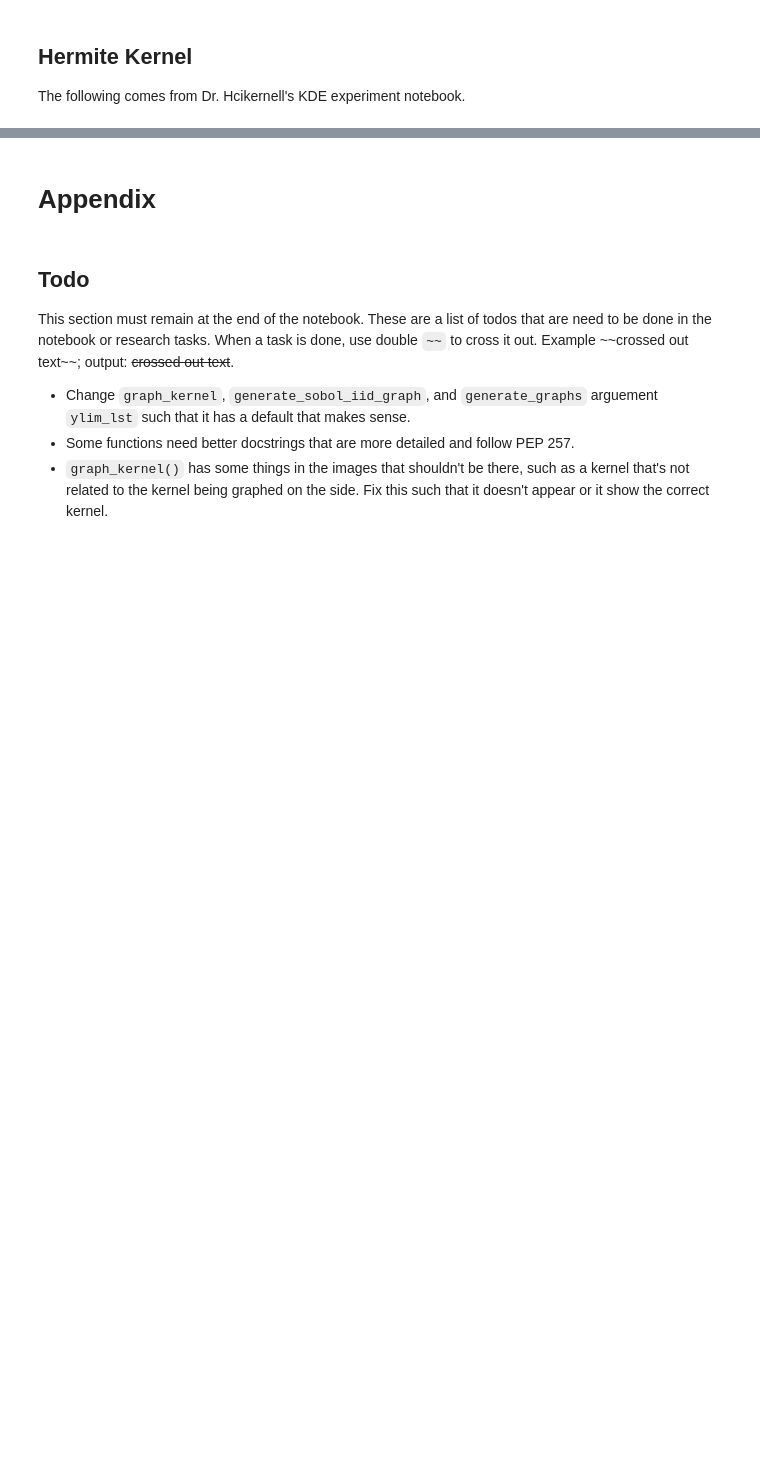
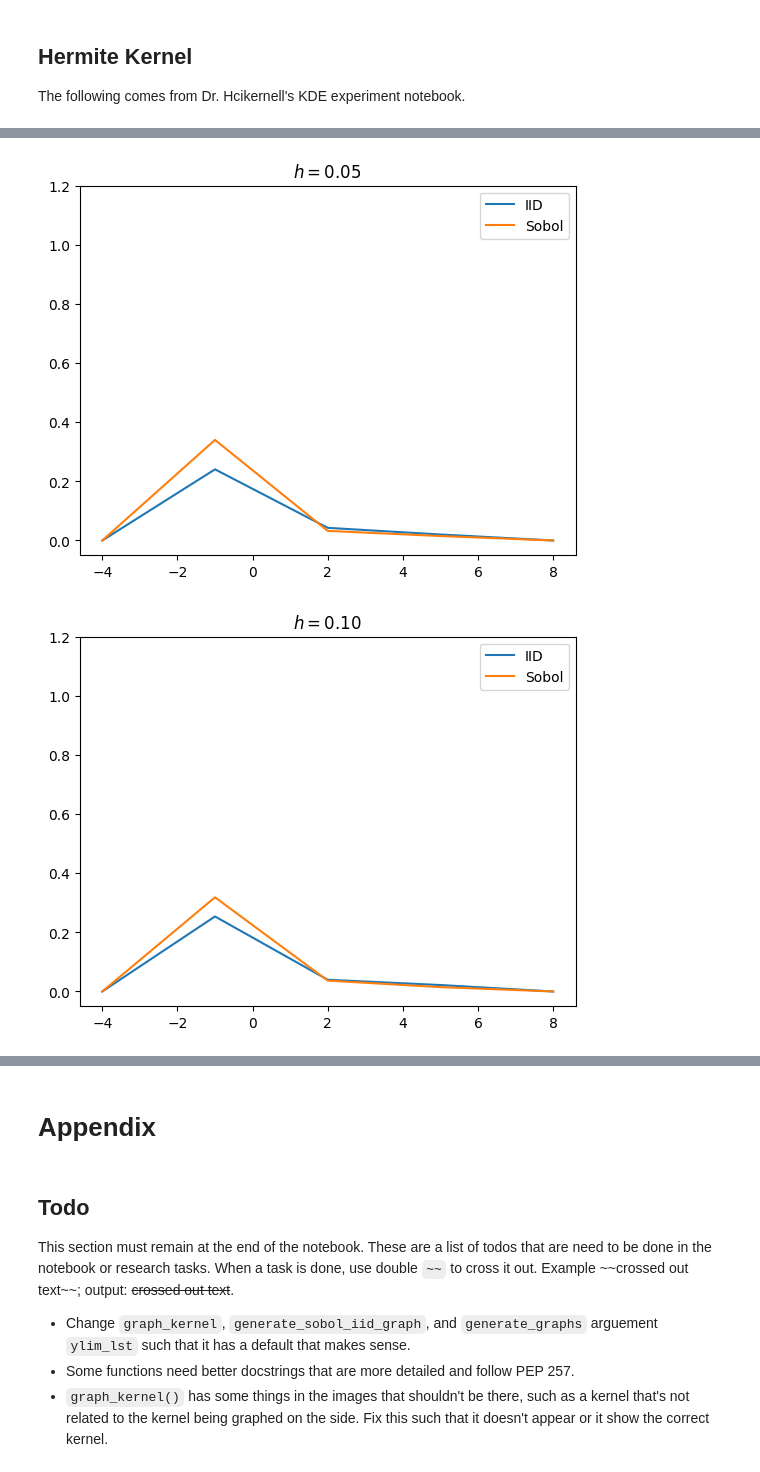
Before and after one commit to QMCSoftware/QMCSoftware, a Jupyter notebook: demos/talk_paper_demos/SURE_2024_Demos/Testing_Kernels_and_KDEs.ipynb, the cells around one changed output, grey strips where cells are left out. Cells and saved outputs as stored; diff of their text form; code cells hidden in the pictures; blank space fills up the shorter version.

```diff
--- a/demos/talk_paper_demos/SURE_2024_Demos/Testing_Kernels_and_KDEs.ipynb
+++ b/demos/talk_paper_demos/SURE_2024_Demos/Testing_Kernels_and_KDEs.ipynb
@@ -347,0 +559,22 @@ The following comes from Dr. Hcikernell's KDE experiment notebook.
+# %%
+# dim = 1, r = 2
+## hermite kernel takes much longer--why?
+## how do graphs look?
+bandwidth = [0.05, 0.1, 0.2]
+nband = len(bandwidth)
+yeval = np.linspace(-4,8,5)
+rval = 2
+for ii in range(nband):
+    rhovaliid = kde_hermite(hermite_kernel_sy_wrapper,yiid1,bandwidth[ii],yeval)
+    rhovalsob = kde_hermite(hermite_kernel_sy_wrapper,ysob1,bandwidth[ii],yeval)
+    fig,ax = plt.subplots()
+    ax.plot(yeval,rhovaliid, label = "IID")
+    ax.plot(yeval,rhovalsob, label = "Sobol")
+    ax.legend()
+    ax.set_ylim([-0.05, 1.2])
+    ax.set_title(f"$h = {bandwidth[ii]:.2f}$")
+    # if savefigs:
+    #     fig.savefig(figpath+f"{n:.0f}kde_h{bandwidth[ii]:.2f}."+imgfrmt,format=imgfrmt)
+# %% [output]
+[figure, added]
+[figure, added]
```
Also changed, not shown: parts of 27 cells of this notebook.
